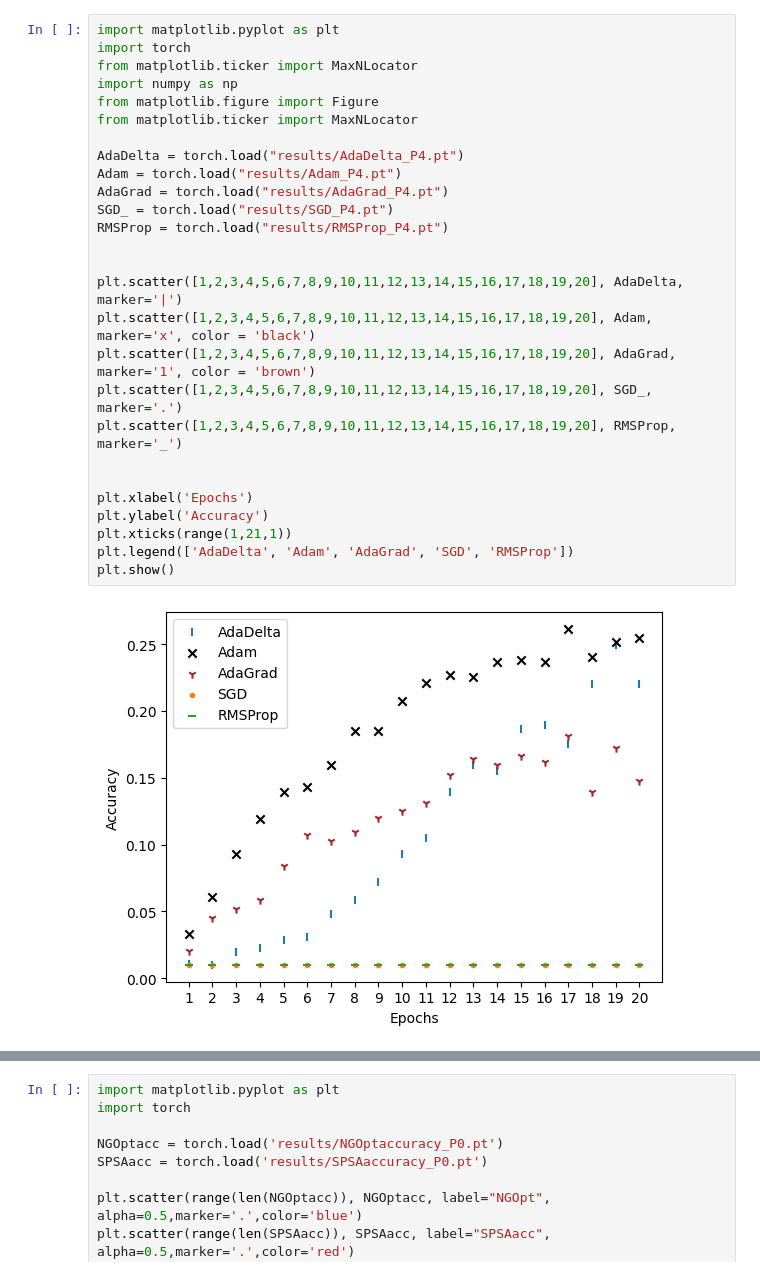
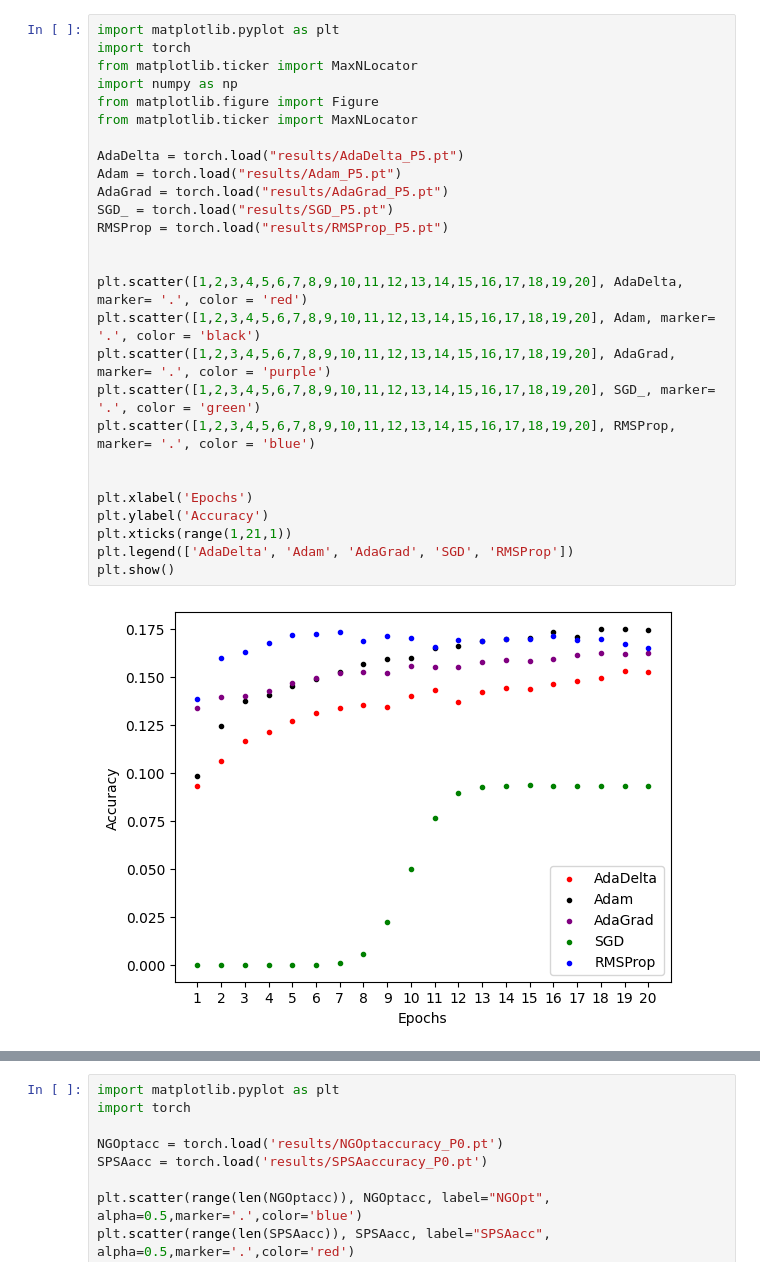
Before and after one commit to mina-tang/Opti_ML_Project, a Jupyter notebook: generate_graph.ipynb, the cells around one changed output, grey strips where cells are left out. Cells and saved outputs as stored; diff of their text form.

```diff
--- a/generate_graph.ipynb
+++ b/generate_graph.ipynb
@@ -115,29 +115,29 @@ plt.show()
 # %%
 import matplotlib.pyplot as plt
 import torch
 from matplotlib.ticker import MaxNLocator
 import numpy as np
 from matplotlib.figure import Figure
 from matplotlib.ticker import MaxNLocator
 
-AdaDelta = torch.load("results/AdaDelta_P4.pt")
-Adam = torch.load("results/Adam_P4.pt")
-AdaGrad = torch.load("results/AdaGrad_P4.pt")
-SGD_ = torch.load("results/SGD_P4.pt")
-RMSProp = torch.load("results/RMSProp_P4.pt")
+AdaDelta = torch.load("results/AdaDelta_P5.pt")
+Adam = torch.load("results/Adam_P5.pt")
+AdaGrad = torch.load("results/AdaGrad_P5.pt")
+SGD_ = torch.load("results/SGD_P5.pt")
+RMSProp = torch.load("results/RMSProp_P5.pt")
 
 
-plt.scatter([1,2,3,4,5,6,7,8,9,10,11,12,13,14,15,16,17,18,19,20], AdaDelta, marker='|')
-plt.scatter([1,2,3,4,5,6,7,8,9,10,11,12,13,14,15,16,17,18,19,20], Adam, marker='x', color = 'black')
-plt.scatter([1,2,3,4,5,6,7,8,9,10,11,12,13,14,15,16,17,18,19,20], AdaGrad, marker='1', color = 'brown')
-plt.scatter([1,2,3,4,5,6,7,8,9,10,11,12,13,14,15,16,17,18,19,20], SGD_, marker='.')
-plt.scatter([1,2,3,4,5,6,7,8,9,10,11,12,13,14,15,16,17,18,19,20], RMSProp, marker='_')
+plt.scatter([1,2,3,4,5,6,7,8,9,10,11,12,13,14,15,16,17,18,19,20], AdaDelta, marker= '.', color = 'red')
+plt.scatter([1,2,3,4,5,6,7,8,9,10,11,12,13,14,15,16,17,18,19,20], Adam, marker= '.', color = 'black')
+plt.scatter([1,2,3,4,5,6,7,8,9,10,11,12,13,14,15,16,17,18,19,20], AdaGrad, marker= '.', color = 'purple')
+plt.scatter([1,2,3,4,5,6,7,8,9,10,11,12,13,14,15,16,17,18,19,20], SGD_, marker= '.', color = 'green')
+plt.scatter([1,2,3,4,5,6,7,8,9,10,11,12,13,14,15,16,17,18,19,20], RMSProp, marker= '.', color = 'blue')
 
 
 plt.xlabel('Epochs')
 plt.ylabel('Accuracy')
 plt.xticks(range(1,21,1))
 plt.legend(['AdaDelta', 'Adam', 'AdaGrad', 'SGD', 'RMSProp'])
 plt.show()
 # %% [output]
-[figure, old version]
+[figure, new version]
```
Also changed, not shown: parts of 5 cells of this notebook.
